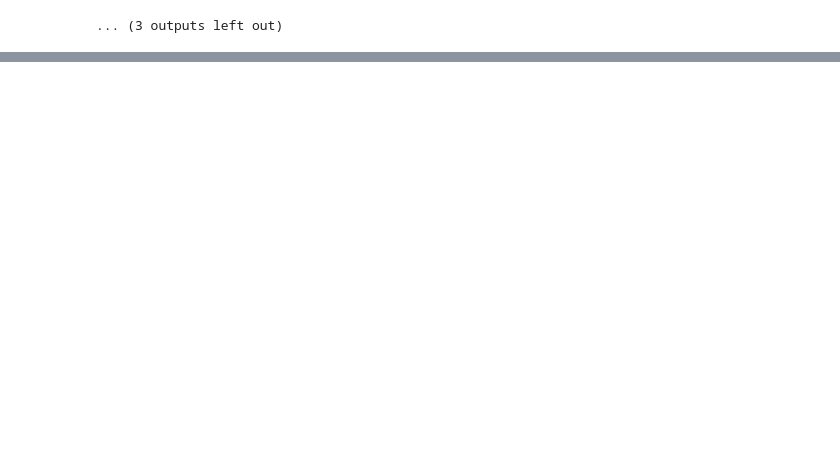
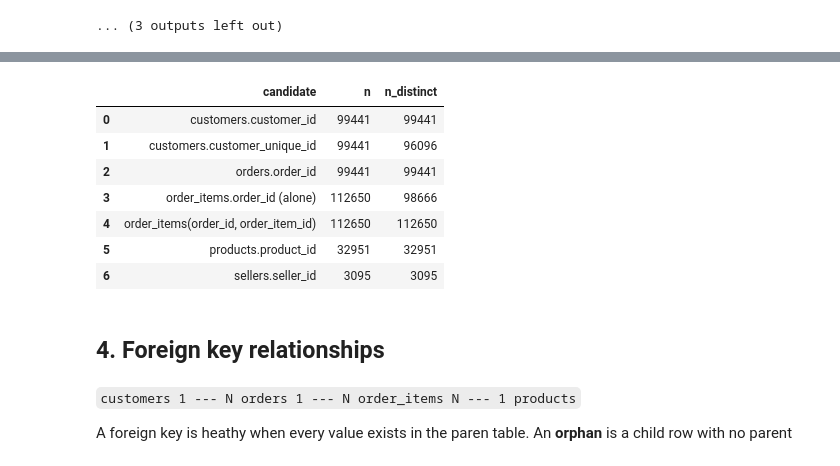
Before and after one commit to besu179/kdm_lab, a Jupyter notebook: notebooks/DWH_OLAP_Assignment_1_Notebook.ipynb, the cells around one changed output, grey strips where cells are left out. Cells and saved outputs as stored; diff of their text form; code cells hidden in the pictures; blank space fills up the shorter version.

```diff
--- a/notebooks/DWH_OLAP_Assignment_1_Notebook.ipynb
+++ b/notebooks/DWH_OLAP_Assignment_1_Notebook.ipynb
@@ -179,0 +226,25 @@ for t in RAW_TABLES:
+# %%
+q("""
+SELECT 'customers.customer_id'         AS candidate, count(*) AS n, count(DISTINCT customer_id) AS n_distinct FROM raw.customers
+UNION ALL SELECT 'customers.customer_unique_id',         count(*), count(DISTINCT customer_unique_id) FROM raw.customers
+UNION ALL SELECT 'orders.order_id',                      count(*), count(DISTINCT order_id) FROM raw.orders
+UNION ALL SELECT 'order_items.order_id (alone)',         count(*), count(DISTINCT order_id) FROM raw.order_items
+UNION ALL SELECT 'order_items(order_id, order_item_id)', count(*), count(DISTINCT (order_id, order_item_id)) FROM raw.order_items
+UNION ALL SELECT 'products.product_id',                  count(*), count(DISTINCT product_id) FROM raw.products
+UNION ALL SELECT 'sellers.seller_id',                    count(*), count(DISTINCT seller_id) FROM raw.sellers
+""")
+# %% [output]
+|  | candidate | n | n_distinct |
+| 0 | customers.customer_id | 99441 | 99441 |
+| 1 | customers.customer_unique_id | 99441 | 96096 |
+| 2 | orders.order_id | 99441 | 99441 |
+| 3 | order_items.order_id (alone) | 112650 | 98666 |
+| 4 | order_items(order_id, order_item_id) | 112650 | 112650 |
+| 5 | products.product_id | 32951 | 32951 |
+| 6 | sellers.seller_id | 3095 | 3095 |
+# %% [markdown]
+## 4. Foreign key relationships
+# %% [markdown]
+`customers 1 --- N orders 1 --- N order_items N --- 1 products`
+
+A foreign key is heathy when every value exists in the paren table. An **orphan** is a child row with no parent
```
Also changed, not shown: parts of 22 cells of this notebook.
